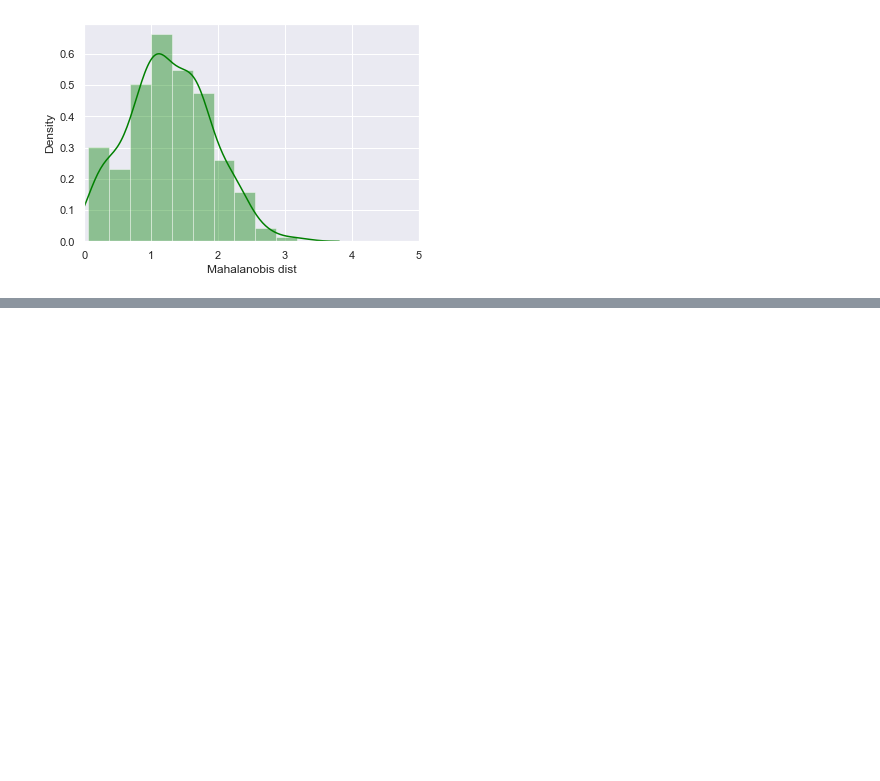
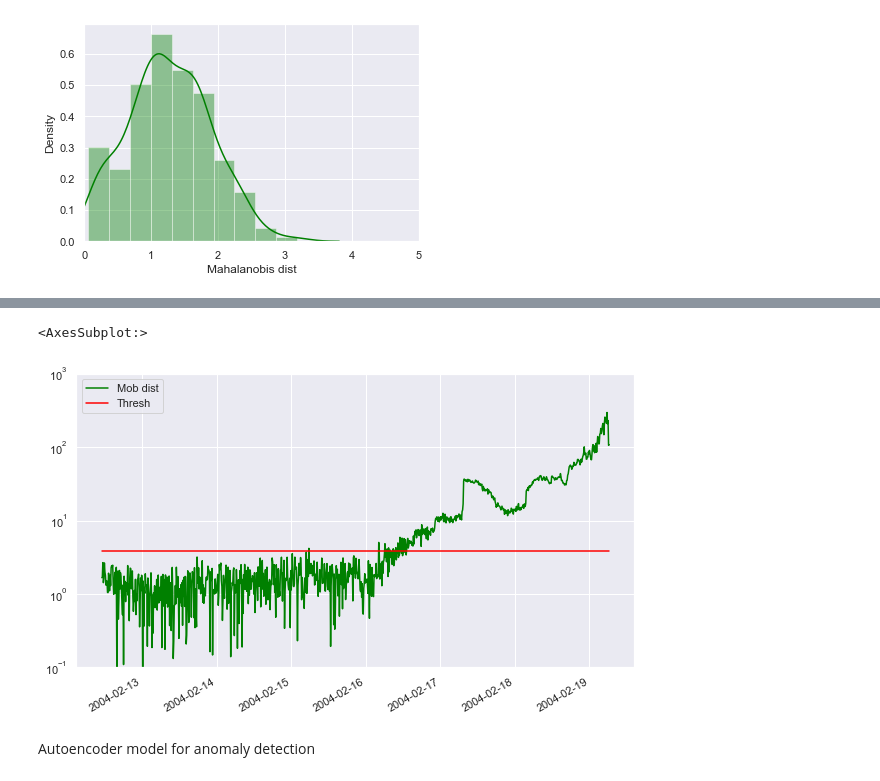
Before and after one commit to levflevine/Pred_Maintenance, a Jupyter notebook: Pred_Maint.ipynb, the cells around one changed output, grey strips where cells are left out. Drawn from its saved outputs; the diff is of its cells as text; code cells hidden in the pictures; blank space fills up the shorter version.

```diff
--- a/Pred_Maint.ipynb
+++ b/Pred_Maint.ipynb
@@ -180,3 +180,17 @@ plt.xlabel('Mahalanobis dist')
 # %% [output]
 Text(0.5, 0, 'Mahalanobis dist')
 [figure]
+# %%
+anomaly_train = pd.DataFrame()
+anomaly_train['Mob dist']= dist_train
+anomaly_train['Thresh'] = threshold
+# If Mob dist above threshold: Flag as anomaly
+anomaly_train['Anomaly'] = anomaly_train['Mob dist'] > anomaly_train['Thresh']
+anomaly_train.index = X_train_PCA.index
+anomaly = pd.DataFrame()
+anomaly['Mob dist']= dist_test
+anomaly['Thresh'] = threshold
+# If Mob dist above threshold: Flag as anomaly
+anomaly['Anomaly'] = anomaly['Mob dist'] > anomaly['Thresh']
+anomaly.index = X_test_PCA.index
+anomaly.head()
@@ -182,0 +204,10 @@ Text(0.5, 0, 'Mahalanobis dist')
+# %%
+anomaly_alldata = pd.concat([anomaly_train, anomaly])
+anomaly_alldata.to_csv('Anomaly_distance.csv')
+# %%
+anomaly_alldata.plot(logy=True, figsize = (10,6), ylim = [1e-1,1e3], color = ['green','red'])
+# %% [output]
+<AxesSubplot:>
+[figure, added]
+# %% [markdown]
+Autoencoder model for anomaly detection
```
Also changed, not shown: parts of 8 cells of this notebook.
